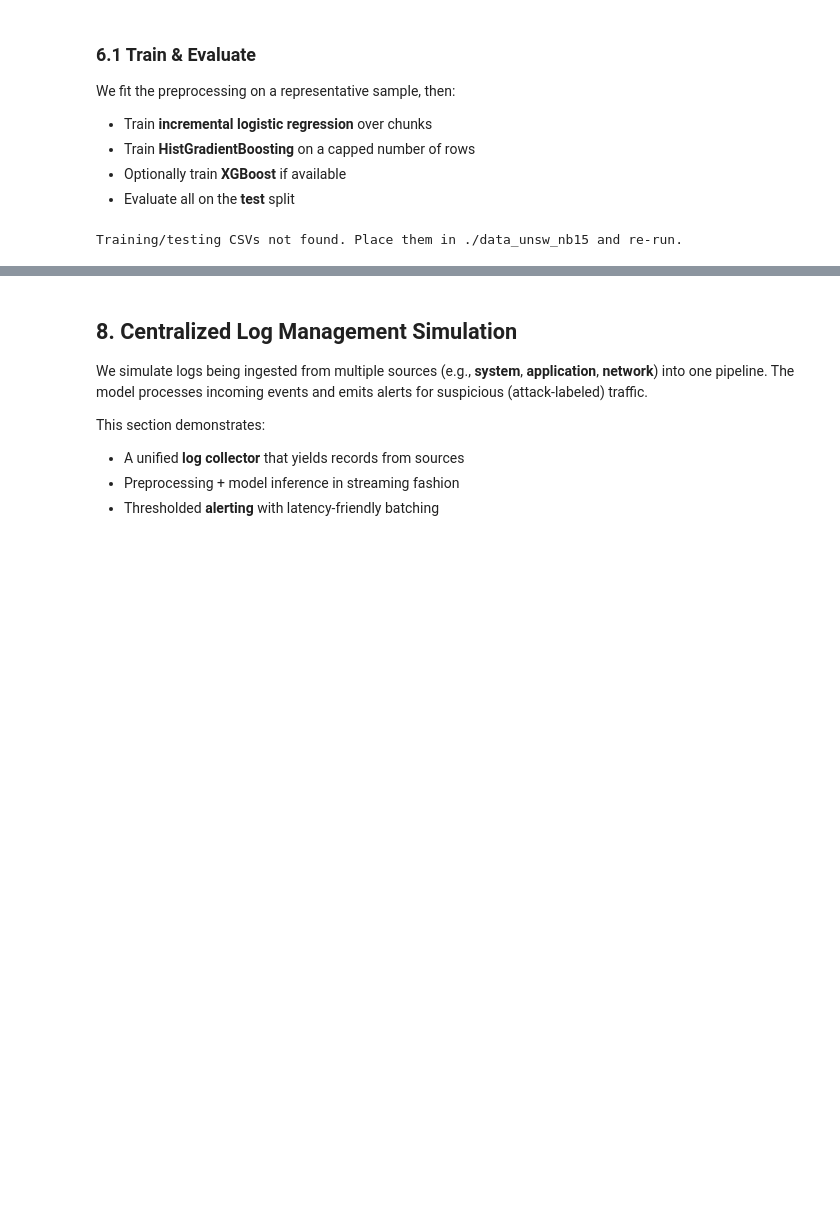
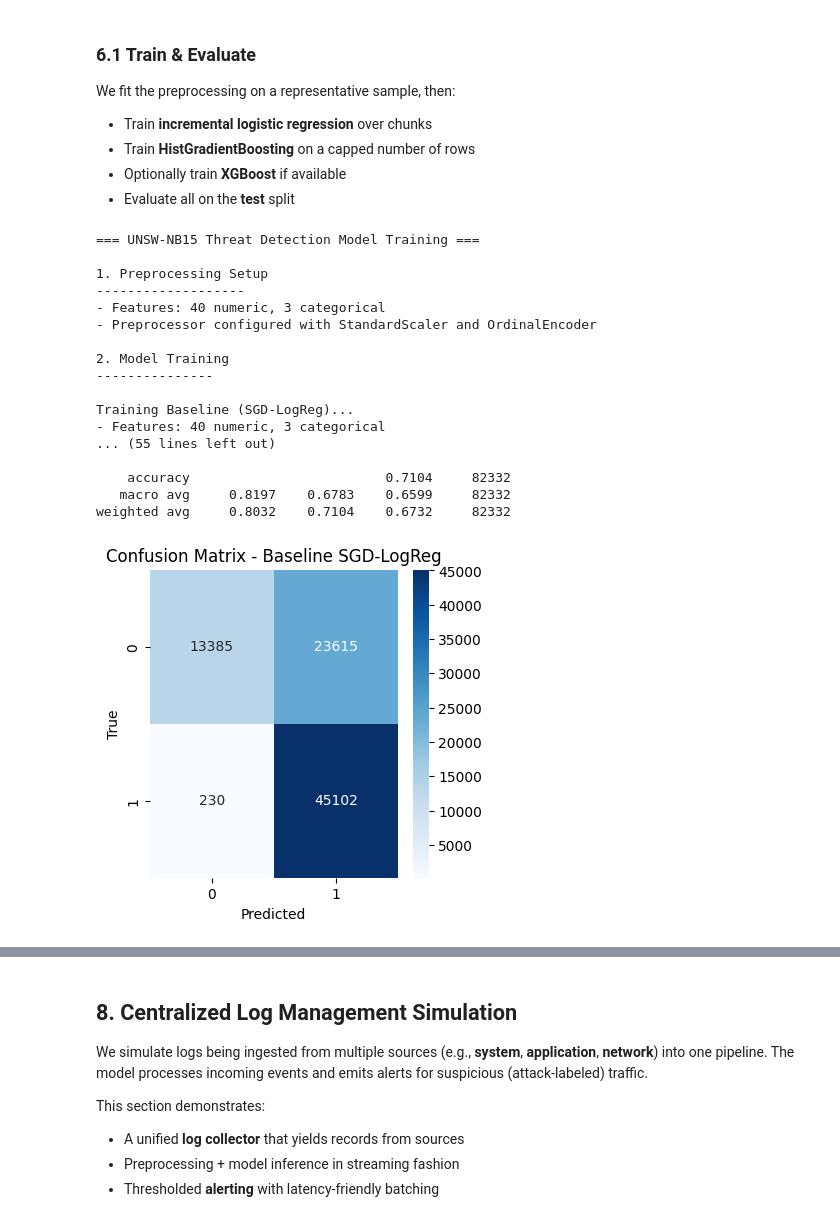
Before and after one commit to Spidey-Acer/CLMS-Threat-Monitoring, a Jupyter notebook: CLMS_UNSWNB15_Notebook.ipynb, the cells around one changed output, grey strips where cells are left out. Drawn from its saved outputs; the diff is of its cells as text; code cells hidden in the pictures; blank space fills up the shorter version.

```diff
--- a/CLMS_UNSWNB15_Notebook.ipynb
+++ b/CLMS_UNSWNB15_Notebook.ipynb
@@ -509,22 +517,88 @@ We fit the preprocessing on a representative sample, then:
 - Optionally train **XGBoost** if available
 - Evaluate all on the **test** split
 # %%
+if TRAIN_CSV.exists() and TEST_CSV.exists():
+    print("\n=== UNSW-NB15 Threat Detection Model Training ===")
+    print("\n1. Preprocessing Setup")
+    print("-------------------")
+    preprocessor, dtypes, num_cols, cat_cols = fit_preprocessor_on_sample(TRAIN_CSV, sample_rows=150_000)
+    print(f"- Features: {len(num_cols)} numeric, {len(cat_cols)} categorical")
+    print("- Preprocessor configured with StandardScaler and OrdinalEncoder")
 
-if TRAIN_CSV.exists() and TEST_CSV.exists():
-    preprocessor, dtypes, num_cols, cat_cols = fit_preprocessor_on_sample(TRAIN_CSV, sample_rows=150_000)
+    print("\n2. Model Training")
+    print("---------------")
 
     # Baseline: Incremental Logistic Regression
+    print("\nTraining Baseline (SGD-LogReg)...")
     sgd_clf = train_incremental_logreg(TRAIN_CSV, preprocessor, dtypes)
-    results_sgd = evaluate_sklearn_model(sgd_clf, preprocessor, TEST_CSV, dtypes, model_name="Baseline SGD-LogReg")
+    print("✓ Baseline model trained")
 
     # Optimized: HistGradientBoosting
+    print("\nTraining Optimized Model (HistGradientBoosting)...")
+    if MAX_TRAIN_ROWS:
+        print(f"- Using {MAX_TRAIN_ROWS:,} rows (memory-capped)")
     hgb_clf = train_hgb(TRAIN_CSV, preprocessor, dtypes, max_rows=MAX_TRAIN_ROWS)
-    results_hgb = evaluate_sklearn_model(hgb_clf, preprocessor, TEST_CSV, dtypes, model_name="Optimized HistGB")
+    print("✓ HistGradientBoosting model trained")
 
     # Optional: XGBoost
+    print("\nTrying XGBoost (if installed)...")
     bst = try_train_xgboost(TRAIN_CSV, preprocessor, dtypes, max_rows=MAX_TRAIN_ROWS)
-    results_xgb = evaluate_xgboost(bst, preprocessor, TEST_CSV, dtypes)
+    if bst:
+        print("✓ XGBoost model trained")
+
+    print("\n3. Model Evaluation")
+    print("----------------")
+
+    print("\n=== Baseline Model (SGD-LogReg) ===")
+    results_sgd = evaluate_sklearn_model(sgd_clf, preprocessor, TEST_CSV, dtypes,
+                                       model_name="Baseline SGD-LogReg")
+
+    print("\n=== Optimized Model (HistGradientBoosting) ===")
+    results_hgb = evaluate_sklearn_model(hgb_clf, preprocessor, TEST_CSV, dtypes,
+                                       model_name="Optimized HistGB")
+
+    if bst:
+        print("\n=== XGBoost Model ===")
+        results_xgb = evaluate_xgboost(bst, preprocessor, TEST_CSV, dtypes)
+
+    # Compare models
+    print("\n4. Model Comparison")
+    print("----------------")
+    models = {
+        "Baseline (SGD-LogReg)": results_sgd,
+        "HistGB": results_hgb
+    }
+    if bst:
+        models["XGBoost"] = results_xgb
+
+    metrics = ["accuracy", "precision", "recall", "f1", "auc"]
+    comparison = pd.DataFrame({
+        name: [results[metric] for metric in metrics]
+        for name, results in models.items()
+    }, index=metrics)
+
+    print("\nMetrics Summary:")
+    with pd.option_context('display.float_format', '{:.4f}'.format):
+        print(comparison)
+
 else:
-    print("Training/testing CSVs not found. Place them in ./data_unsw_nb15 and re-run.")
+    print("⚠️ Training/testing CSVs not found. Place them in ./data_unsw_nb15/ and re-run.")
 # %% [output]
-Training/testing CSVs not found. Place them in ./data_unsw_nb15 and re-run.
+=== UNSW-NB15 Threat Detection Model Training ===
+
+1. Preprocessing Setup
+-------------------
+- Features: 40 numeric, 3 categorical
+- Preprocessor configured with StandardScaler and OrdinalEncoder
+
+2. Model Training
+---------------
+
+Training Baseline (SGD-LogReg)...
+- Features: 40 numeric, 3 categorical
+... (55 lines left out)
+
+    accuracy                         0.7104     82332
+   macro avg     0.8197    0.6783    0.6599     82332
+weighted avg     0.8032    0.7104    0.6732     82332
+[figure, added]
```
Also changed, not shown: parts of 6 cells of this notebook, 1 other file.
